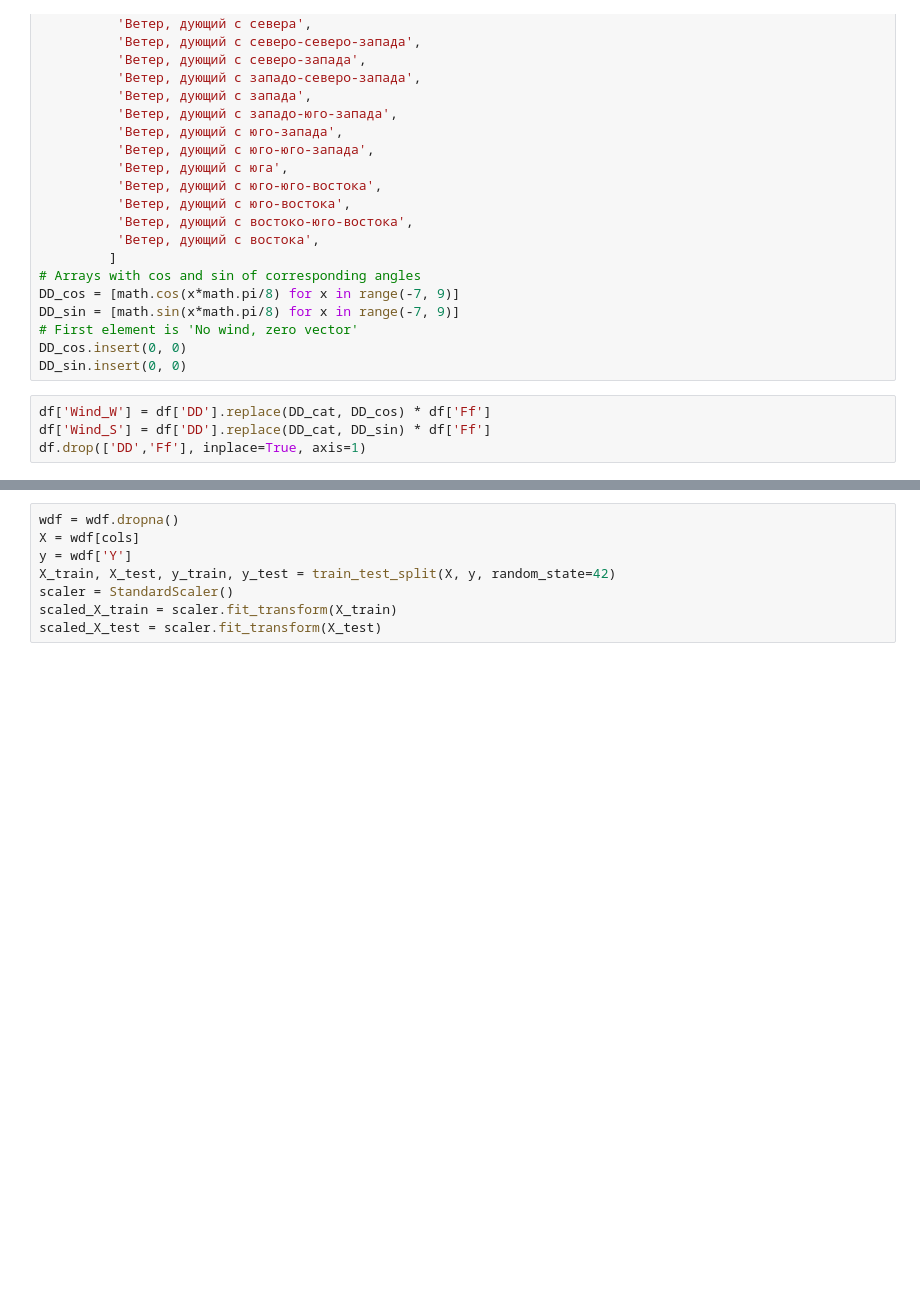
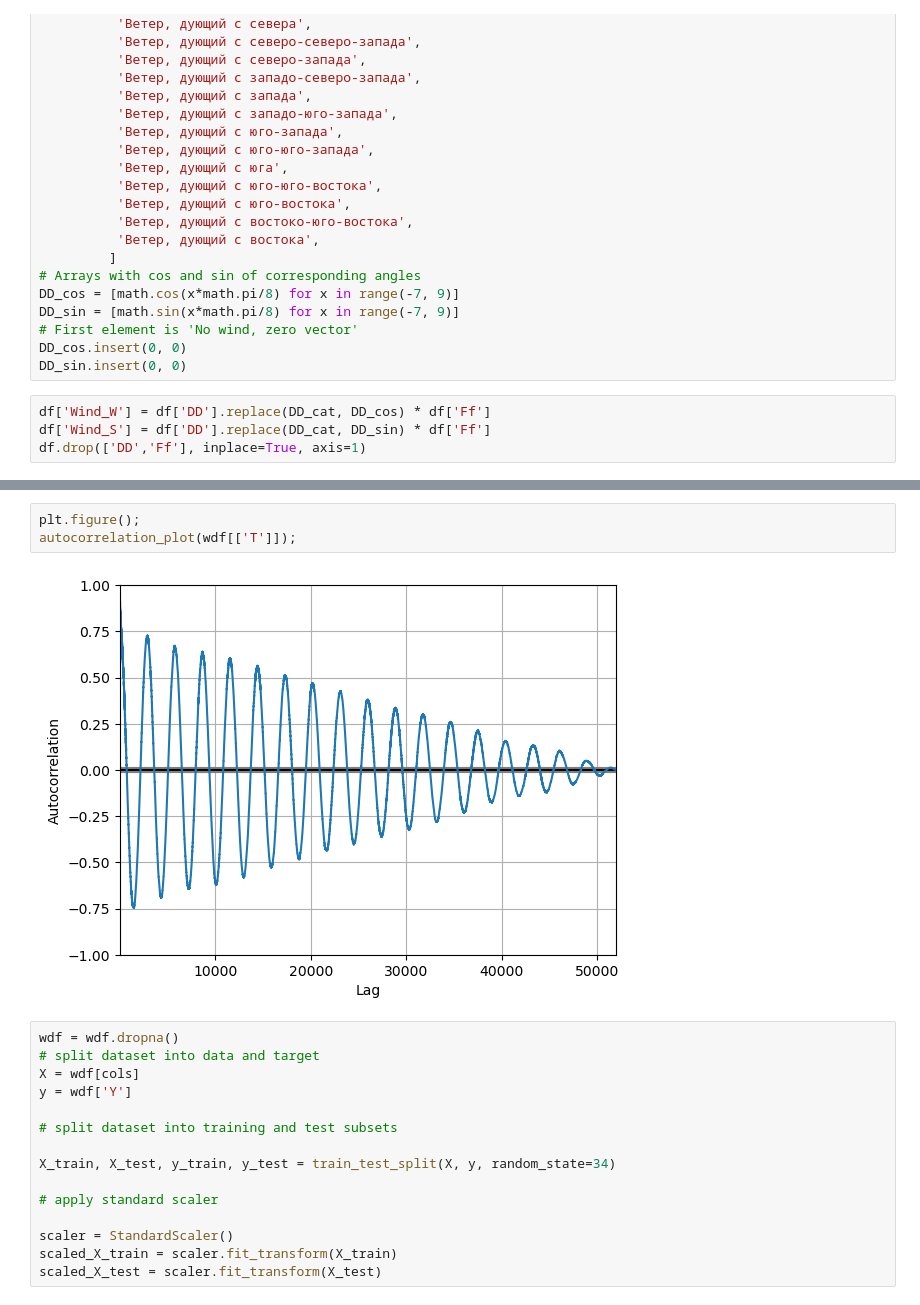
Before and after one commit to av-gav/itmo-ml, a Jupyter notebook: Weather.ipynb, the cells around one changed output, grey strips where cells are left out. Cells and saved outputs as stored; diff of their text form; blank space fills up the shorter version.

```diff
--- a/Weather.ipynb
+++ b/Weather.ipynb
@@ -284,8 +266,20 @@ sns.heatmap(wdf.corr(numeric_only=True), cmap="RdYlBu_r");
+# %%
+plt.figure();
+autocorrelation_plot(wdf[['T']]);
+# %% [output]
+[figure, added]
 # %%
 wdf = wdf.dropna()
+# split dataset into data and target
 X = wdf[cols]
 y = wdf['Y']
-X_train, X_test, y_train, y_test = train_test_split(X, y, random_state=42)
+
+# split dataset into training and test subsets
+
+X_train, X_test, y_train, y_test = train_test_split(X, y, random_state=34)
+
+# apply standard scaler
+
 scaler = StandardScaler()
 scaled_X_train = scaler.fit_transform(X_train)
 scaled_X_test = scaler.fit_transform(X_test)
```
Also changed, not shown: parts of 27 cells of this notebook.
